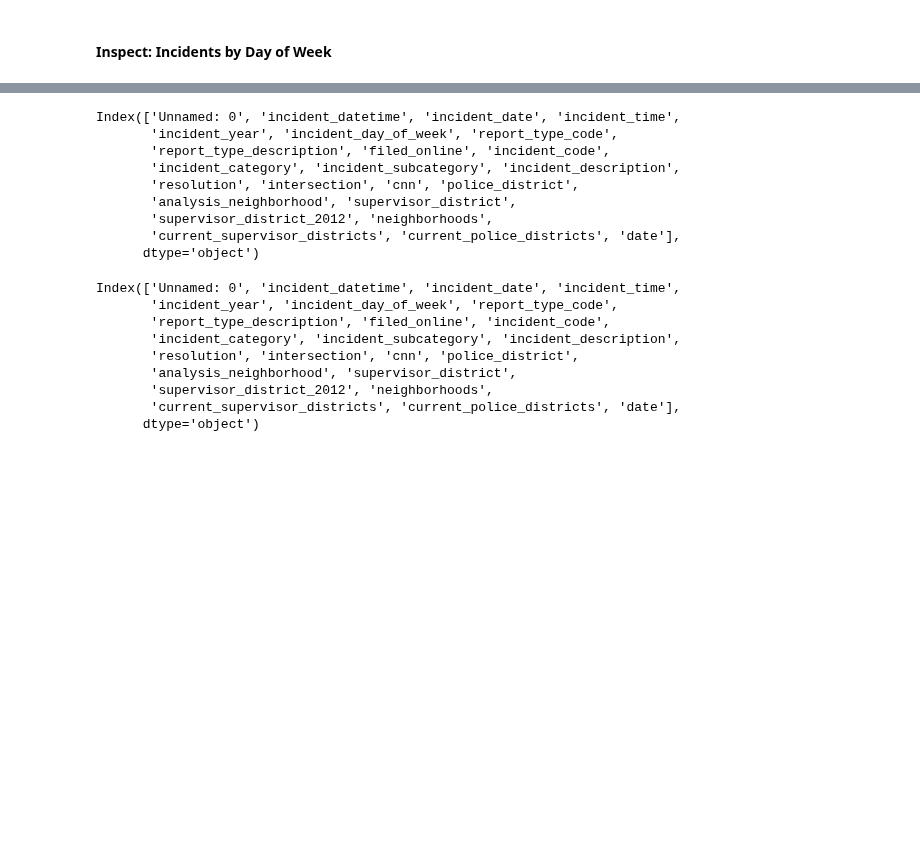
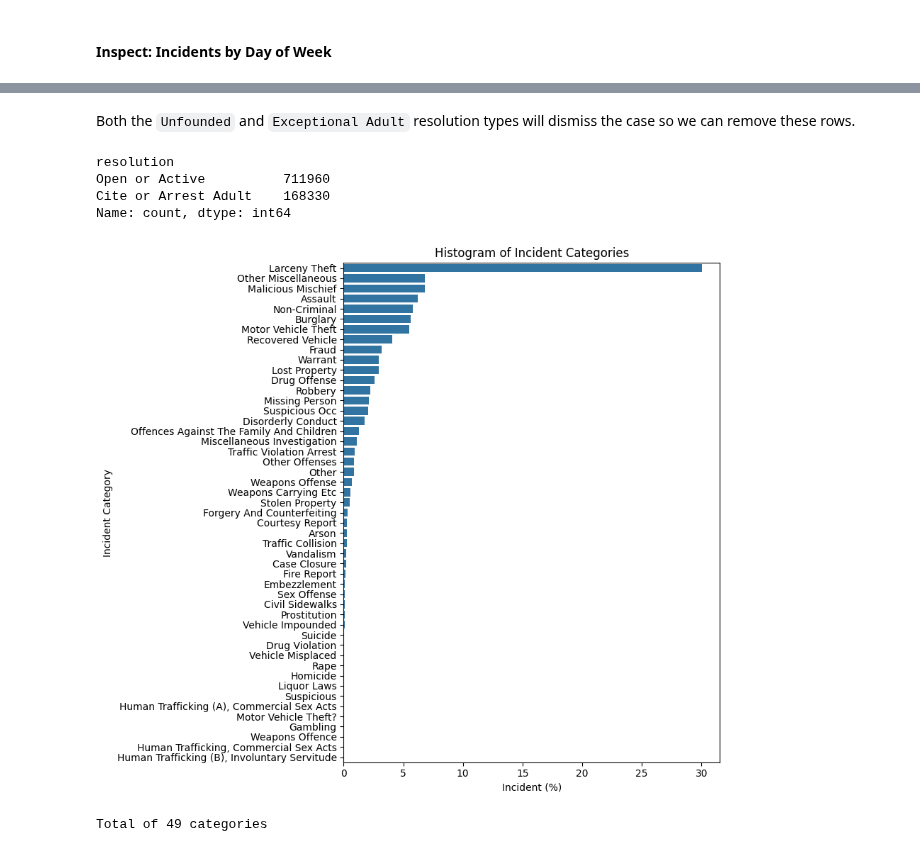
Before and after one commit to fazeelgm/UCB_ML_AI_Capstone, a Jupyter notebook: notebooks/ExploratoryDataAnalysis.ipynb, the cells around one changed output, grey strips where cells are left out. Drawn from its saved outputs; the diff is of its cells as text; code cells hidden in the pictures; blank space fills up the shorter version.

```diff
--- a/notebooks/ExploratoryDataAnalysis.ipynb
+++ b/notebooks/ExploratoryDataAnalysis.ipynb
@@ -398,0 +473,7 @@ data.head(2)
+# %%
+drop_cols_incident = ['incident_datetime', 'report_datetime',
+                      'incident_id', 'incident_code', 'row_id', 'incident_number', 'cad_number',
+                      'incident_subcategory', 'incident_description'
+                     ]
+
+current_clean_df = data_utils.preprocess_data(current_clean_df, drop_cols_incident)
@@ -436,13 +504,32 @@ temp = temp_copy.head(1000)
-# %%
-temp.columns
-# %% [output]
-Index(['Unnamed: 0', 'incident_datetime', 'incident_date', 'incident_time',
-       'incident_year', 'incident_day_of_week', 'report_type_code',
-       'report_type_description', 'filed_online', 'incident_code',
-       'incident_category', 'incident_subcategory', 'incident_description',
-       'resolution', 'intersection', 'cnn', 'police_district',
-       'analysis_neighborhood', 'supervisor_district',
-       'supervisor_district_2012', 'neighborhoods',
-       'current_supervisor_districts', 'current_police_districts', 'date'],
-      dtype='object')
+# %% [markdown]
+Both the `Unfounded` and `Exceptional Adult` resolution types will dismiss the case so we can remove these rows.
+# %%
+current_clean_df = current_clean_df.query('resolution != "Unfounded" and resolution != "Exceptional Adult"')
+# %%
+current_clean_df.resolution.value_counts()
+# %% [output]
+resolution
+Open or Active          711960
+Cite or Arrest Adult    168330
+Name: count, dtype: int64
+# %%
+plt.figure(figsize=(graph_utils.page_width, 8))
+
+cats = current_clean_df.incident_category.value_counts()
+sns.barplot(cats.transform(lambda x: (x / cats.values.sum()) * 100),
+            orient='h')
+
+
+plt.xlabel('Incident (%)')
+plt.ylabel('Incident Category')
+plt.title('Histogram of Incident Categories')
+
+plt.tight_layout()
+plt.savefig('../images/incidents_per_day.png')
+plt.show()
+
+print(f'Total of {cats.shape[0]:,d} categories')
+# %% [output]
+[figure, added]
+Total of 49 categories
 # %%
@@ -453,12 +536,0 @@ Index(['Unnamed: 0', 'incident_datetime', 'incident_date', 'incident_time',
-# %%
-temp_copy.columns
-# %% [output]
-Index(['Unnamed: 0', 'incident_datetime', 'incident_date', 'incident_time',
-       'incident_year', 'incident_day_of_week', 'report_type_code',
-       'report_type_description', 'filed_online', 'incident_code',
-       'incident_category', 'incident_subcategory', 'incident_description',
-       'resolution', 'intersection', 'cnn', 'police_district',
-       'analysis_neighborhood', 'supervisor_district',
-       'supervisor_district_2012', 'neighborhoods',
-       'current_supervisor_districts', 'current_police_districts', 'date'],
-      dtype='object')
```
Also changed, not shown: parts of 54 cells of this notebook, 2 other files.
